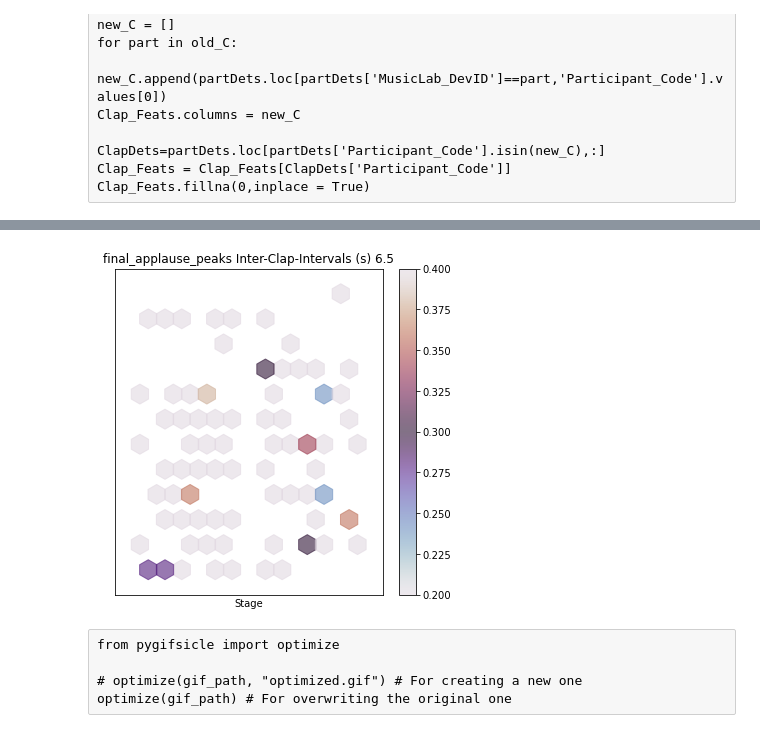
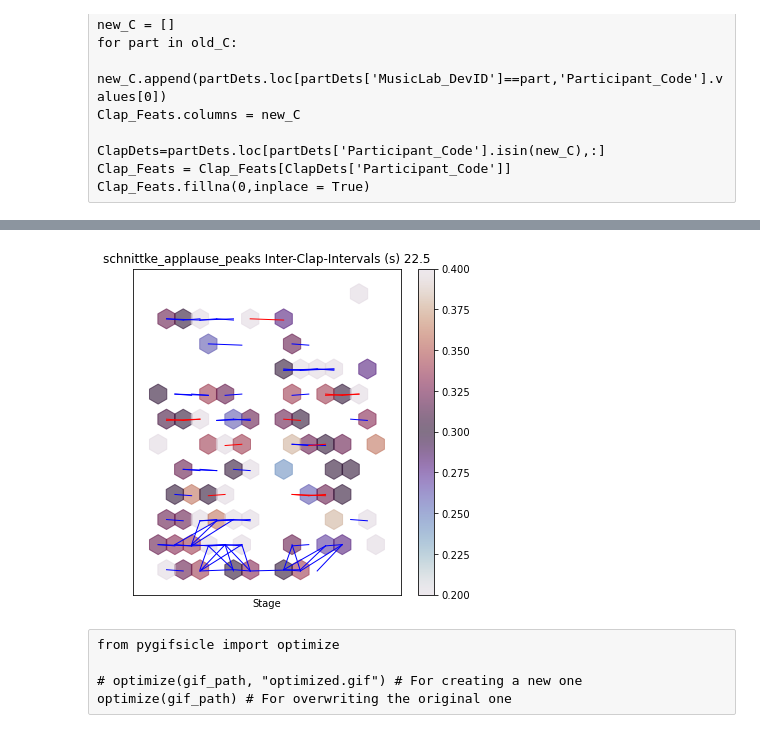
Before and after one commit to finn42/Clapping_Coordination, a Jupyter notebook: Clapping_Locations.ipynb, the cells around one changed output, grey strips where cells are left out. Drawn from its saved outputs; the diff is of its cells as text; code cells hidden in the pictures.

Commit message:
Tune analysis to CIM abstract, sorted clapping audience heatmaps

```diff
--- a/Clapping_Locations.ipynb
+++ b/Clapping_Locations.ipynb
@@ -37,6 +35,11 @@ internal_mlmotion = general_loc + 'Internal/Motion_ML/'
 internal_ax3 = general_loc +  'Internal/Motion_AX3/'
 internal_Part = general_loc + 'Internal/Participants/'
 internal_time = general_loc + 'Internal/Timing/'
+
+public_mlmotion = general_loc + 'Public/Motion_ML/'
+public_ax3 = general_loc +  'Public/Motion_AX3/'
+public_Part = general_loc + 'Public/Participants/'
+public_time = general_loc + 'Public/Timing/'
 # %%
 partDets = pd.read_csv(internal_Part + 'Audience_Mapping_Internal.csv')#,index_col = 0,header_col = 0)
 # need only in person participants so cut to those in attendence with seats assinged
@@ -43,0 +50,7 @@ partDets = partDets.loc[~partDets['X'].isna(),:]
+# %%
+Near_Rels = pd.read_csv(public_Part + 'Near_Participants_Hall.csv')
+
+# reduce to list of relationships included in the dataset available here
+Sub_Rels = Near_Rels.loc[Near_Rels['Participant_Code_1'].isin(Part_Codes),:]
+Sub_Rels = Sub_Rels.loc[Sub_Rels['Participant_Code_2'].isin(Part_Codes),:].reset_index(drop = True)
+Sub_Rels
@@ -47,7 +74,7 @@ individual claps
 # %%
 claps_folder = 'C:/Users/finnu/dev/copenhagen-musiclab-clapping/clapfiles/clapping_peaks/'
 Clap_files = os.listdir(claps_folder)
-clapname = Clap_files[6]
+clapname = Clap_files[14]
 # 6 finale, 14 schnittke, 1 beethoven, 0 bach
 clapname
 # %% [output]
@@ -172,21 +199,38 @@ Clap_Feats
 # %%
-i = 25
+i = 105
 plt.figure(figsize=[6,6])
 plt.scatter(x=ClapDets['Y'],y=ClapDets['X'], c=Clap_Feats.iloc[i,:].values, cmap='twilight', vmin=0.2, vmax=0.4, s=400, marker="h", alpha=0.6)
 plt.xlim([-8,8])
 plt.ylim([0,13])
 plt.xticks([])
 plt.yticks([])
 plt.xlabel('Stage')
 plt.title(clapname[:-4] + ' Inter-Clap-Intervals (s) ' + str(np.round(Clap_Feats.iloc[i,:].name,2)))
 cbar = plt.colorbar()
+
+# now add the relationships Friends
+Friends = Near_Rels[Near_Rels['Relationship'].str.contains('Friend')]
+Friends
+for i,ship in Friends.iterrows():
+    P1 = partDets.loc[partDets['Participant_Code'] == ship['Participant_Code_1'],:]
+    P2 = partDets.loc[partDets['Participant_Code'] == ship['Participant_Code_2'],:]
+    plt.plot(np.array([P1['Y'],P2['Y']]),np.array([P1['X']-0.05,P2['X']]),'b',linewidth = 1)
+
+Family = Near_Rels[Near_Rels['Relationship'].str.contains('Family')]
+Family
+for i,ship in Family.iterrows():
+    P1 = partDets.loc[partDets['Participant_Code'] == ship['Participant_Code_1'],:]
+    P2 = partDets.loc[partDets['Participant_Code'] == ship['Participant_Code_2'],:]
+    plt.plot(np.array([P1['Y'],P2['Y']]),np.array([P1['X']-0.05,P2['X']]),'r',linewidth = 1)
+
+
 # cbar.solids.set_edgecolor("face")
 # plt.draw()
 # show the graph
 #plt.savefig('./plots/Audience_Devices.png',dpi = 300)
 plt.show()
 # %% [output]
-[figure, old version]
+[figure, new version]
 # %%
 # generate gif with this
 filenames = []
```
Also changed, not shown: parts of 32 cells of this notebook, 29 other files.
